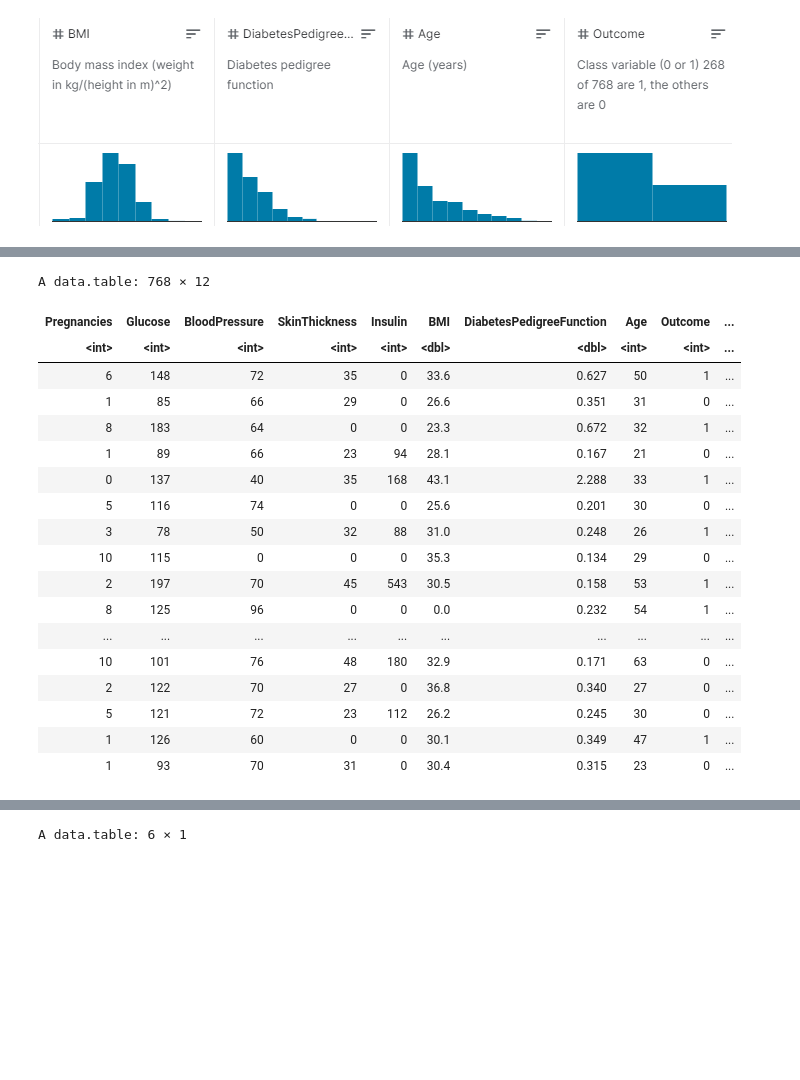
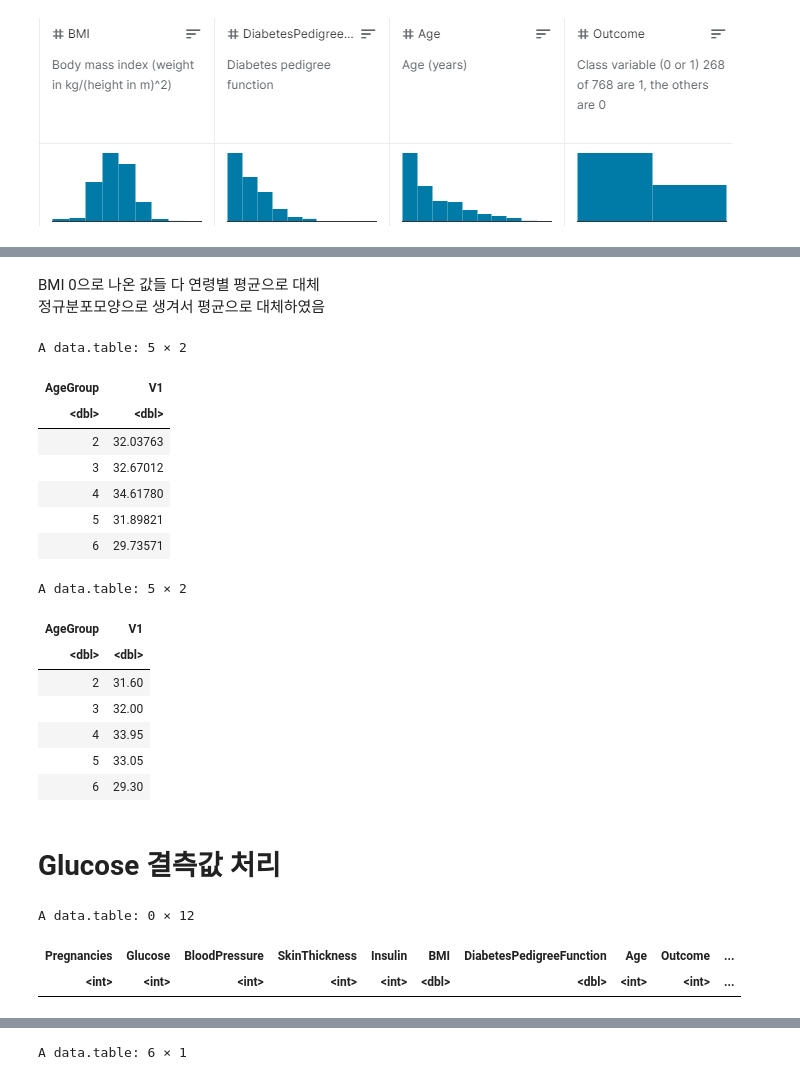
Before and after one commit to thdgmltjd123/Kaggle_PimaIndian, a Jupyter notebook: 캐글 Pima Indians diabetes.ipynb, the cells around one changed output, grey strips where cells are left out. Cells and saved outputs as stored; diff of their text form; code cells hidden in the pictures; blank space fills up the shorter version.

```diff
--- a/캐글 Pima Indians diabetes.ipynb
+++ b/캐글 Pima Indians diabetes.ipynb
@@ -73,0 +73,3 @@ A data.table: 17 × 2
+# %%
+#고령자들 데이터 3개 제거.
+data <- data[AgeGroup<7]
@@ -73,0 +150,23 @@ A data.table: 17 × 2
+# %% [markdown]
+BMI 0으로 나온 값들 다 연령별 평균으로 대체
+정규분포모양으로 생겨서 평균으로 대체하였음
+# %%
+data[BMI != 0, mean(BMI), AgeGroup][order(AgeGroup)]
+data[BMI != 0, median(BMI), AgeGroup][order(AgeGroup)]
+# %% [output]
+A data.table: 5 × 2
+| AgeGroup | V1 |
+| <dbl> | <dbl> |
+| 2 | 32.03763 |
+| 3 | 32.67012 |
+| 4 | 34.61780 |
+| 5 | 31.89821 |
+| 6 | 29.73571 |
+A data.table: 5 × 2
+| AgeGroup | V1 |
+| <dbl> | <dbl> |
+| 2 | 31.60 |
+| 3 | 32.00 |
+| 4 | 33.95 |
+| 5 | 33.05 |
+| 6 | 29.30 |
@@ -81,22 +183,8 @@ data[, idx := seq(1,768)]
+# %% [markdown]
+# Glucose 결측값 처리
 # %%
-data
+data[Glucose == 0]
 # %% [output]
-A data.table: 768 × 12
+A data.table: 0 × 12
 | Pregnancies | Glucose | BloodPressure | SkinThickness | Insulin | BMI | DiabetesPedigreeFunction | Age | Outcome | ... |
 | <int> | <int> | <int> | <int> | <int> | <dbl> | <dbl> | <int> | <int> | ... |
-| 6 | 148 | 72 | 35 | 0 | 33.6 | 0.627 | 50 | 1 | ... |
-| 1 | 85 | 66 | 29 | 0 | 26.6 | 0.351 | 31 | 0 | ... |
-| 8 | 183 | 64 | 0 | 0 | 23.3 | 0.672 | 32 | 1 | ... |
-| 1 | 89 | 66 | 23 | 94 | 28.1 | 0.167 | 21 | 0 | ... |
-| 0 | 137 | 40 | 35 | 168 | 43.1 | 2.288 | 33 | 1 | ... |
-| 5 | 116 | 74 | 0 | 0 | 25.6 | 0.201 | 30 | 0 | ... |
-| 3 | 78 | 50 | 32 | 88 | 31.0 | 0.248 | 26 | 1 | ... |
-| 10 | 115 | 0 | 0 | 0 | 35.3 | 0.134 | 29 | 0 | ... |
-| 2 | 197 | 70 | 45 | 543 | 30.5 | 0.158 | 53 | 1 | ... |
-| 8 | 125 | 96 | 0 | 0 | 0.0 | 0.232 | 54 | 1 | ... |
-| ... | ... | ... | ... | ... | ... | ... | ... | ... | ... |
-| 10 | 101 | 76 | 48 | 180 | 32.9 | 0.171 | 63 | 0 | ... |
-| 2 | 122 | 70 | 27 | 0 | 36.8 | 0.340 | 27 | 0 | ... |
-| 5 | 121 | 72 | 23 | 112 | 26.2 | 0.245 | 30 | 0 | ... |
-| 1 | 126 | 60 | 0 | 0 | 30.1 | 0.349 | 47 | 1 | ... |
-| 1 | 93 | 70 | 31 | 0 | 30.4 | 0.315 | 23 | 0 | ... |
```
Also changed, not shown: parts of 39 cells of this notebook.
